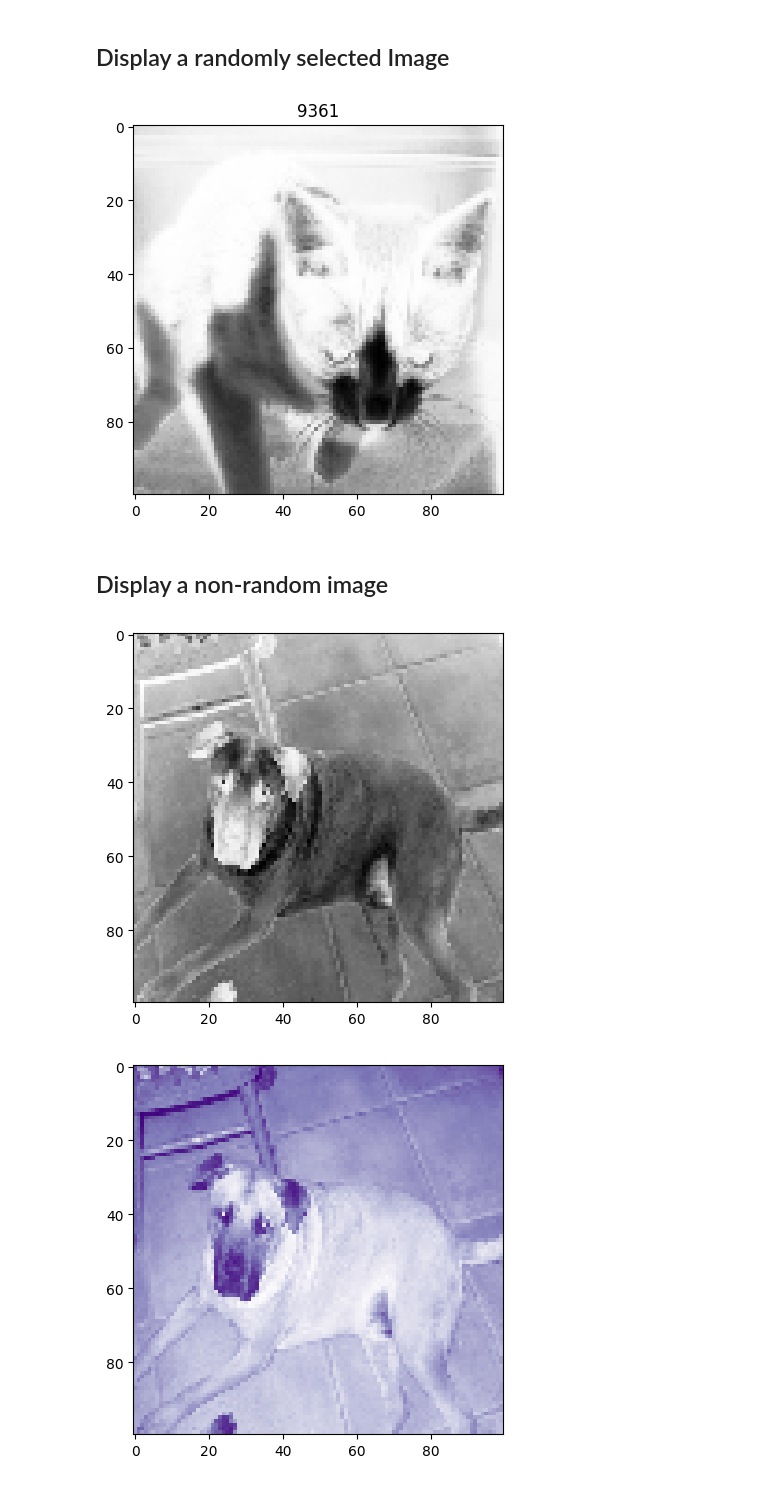
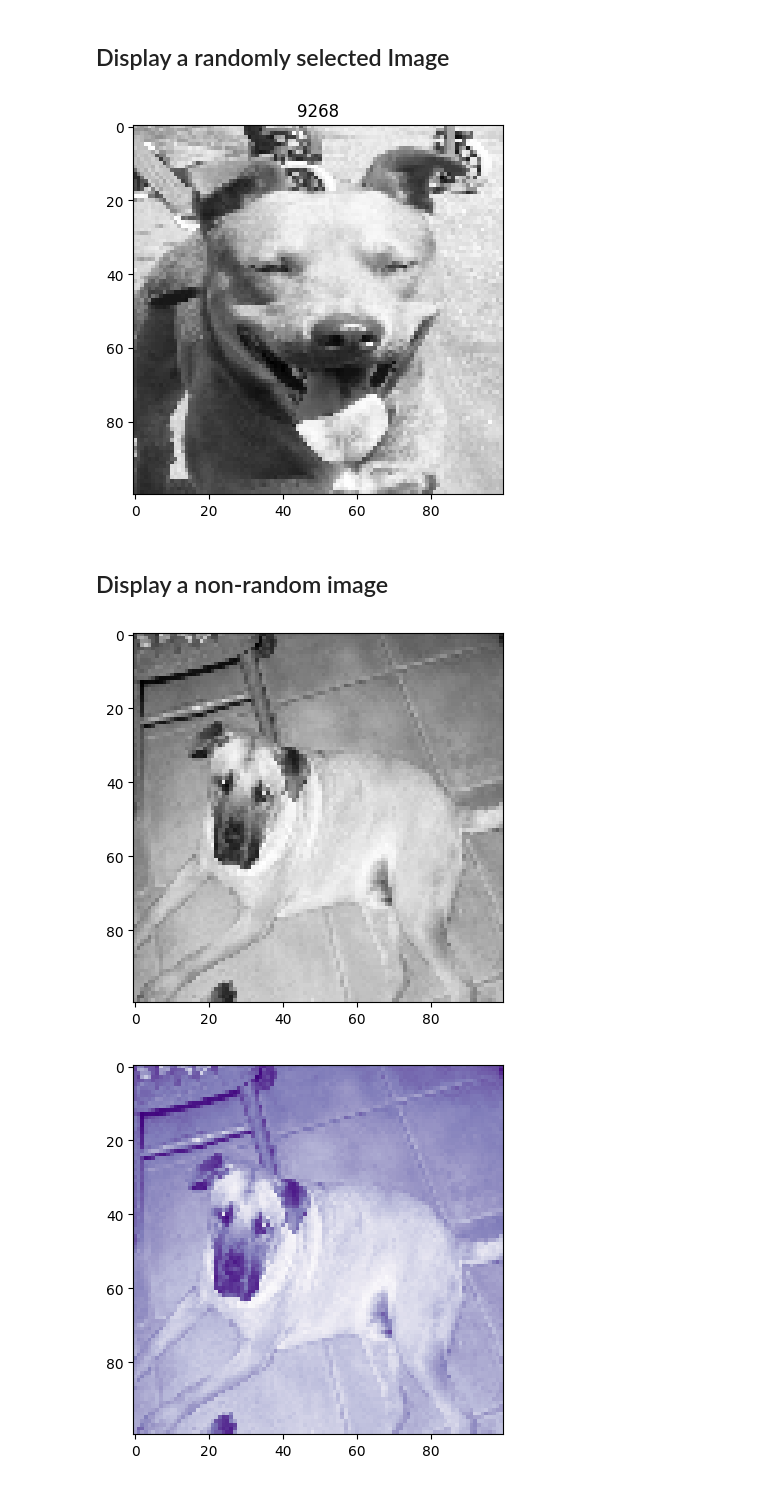
Before and after one commit to Cole-Pd/DeepDive, a Jupyter notebook: Dog_cat_random_image_generator.ipynb, the cells around one changed output. Saved outputs shown, nothing was run; the diff lists cells and outputs as text; code cells hidden in the pictures.

```diff
--- a/Dog_cat_random_image_generator.ipynb
+++ b/Dog_cat_random_image_generator.ipynb
@@ -27,27 +27,28 @@ dataset = (dataset)/255
 # %% [markdown]
 ## Display a randomly selected Image
 # %%
+#you can click play many times to generate a new random image
 random_index = np.random.randint(len(dataset)) #Generates a random number from the datset
-plt.imshow(dataset[random_index], 'Greys') ; #Display's the image
+plt.imshow(dataset[random_index], 'Greys_r') ; #Display's the image
 plt.title(random_index); #Gives the image a title
 
 # The number in the title coorespods to the index in the dataset of this image.
 # In the cell below you can choose this image without the index at the top.
 # %% [output]
-[figure, old version]
+[figure, new version]
 # %% [markdown]
 ## Display a non-random image
 # %%
+# To change the image you generate change the number inside the brackets of 'dataset[38]'.
 # The emotionally aware pup is index number 38.
-# To change the image you generate change the number inside the brackets of 'dataset[38]'.
 
-# They should all be dogs and cats buuut some might not be ex 11218. i think it is like a family photo.
+# They should all be dogs and cats buuut some might not be ex 11218 and 13596. i think it is like a family photo.
 
  # Example 'dataset[enter a number here]' -> 'dataset[21453]' -> shows image 21453
     # Try 'dataset[18258]' its a gem. and 'dataset[23122] has a cone :D
-plt.imshow(dataset[38], 'Greys') ; # you can also change the colormap.
+plt.imshow(dataset[38], 'Greys_r') ; # you can also change the colormap.
 # %% [output]
-[figure, old version]
+[figure, new version]
 # %%
 plt.imshow(dataset[38], 'Purples_r' ); #add any of the below to change the color map
                   #Ex: ^'gist_rainbow_r'^
```
Also changed, not shown: parts of 1 cell of this notebook.
